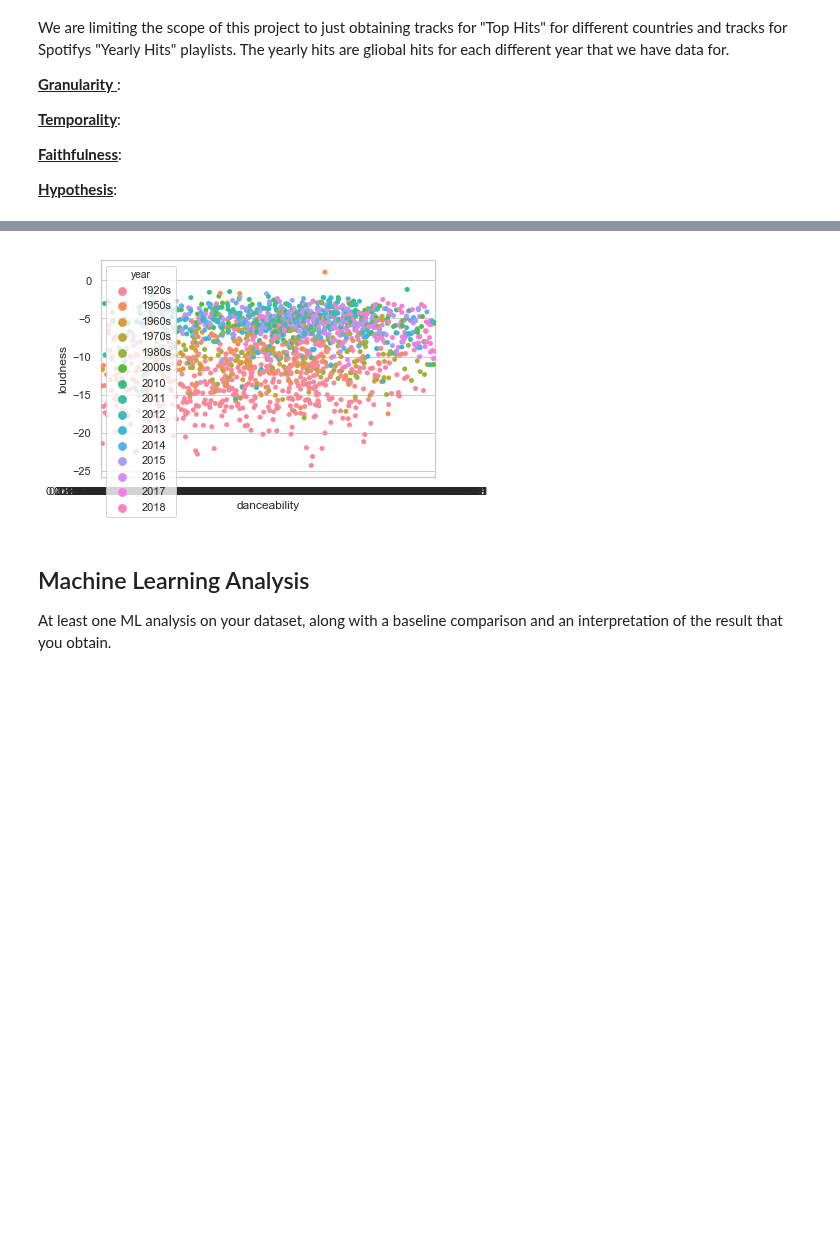
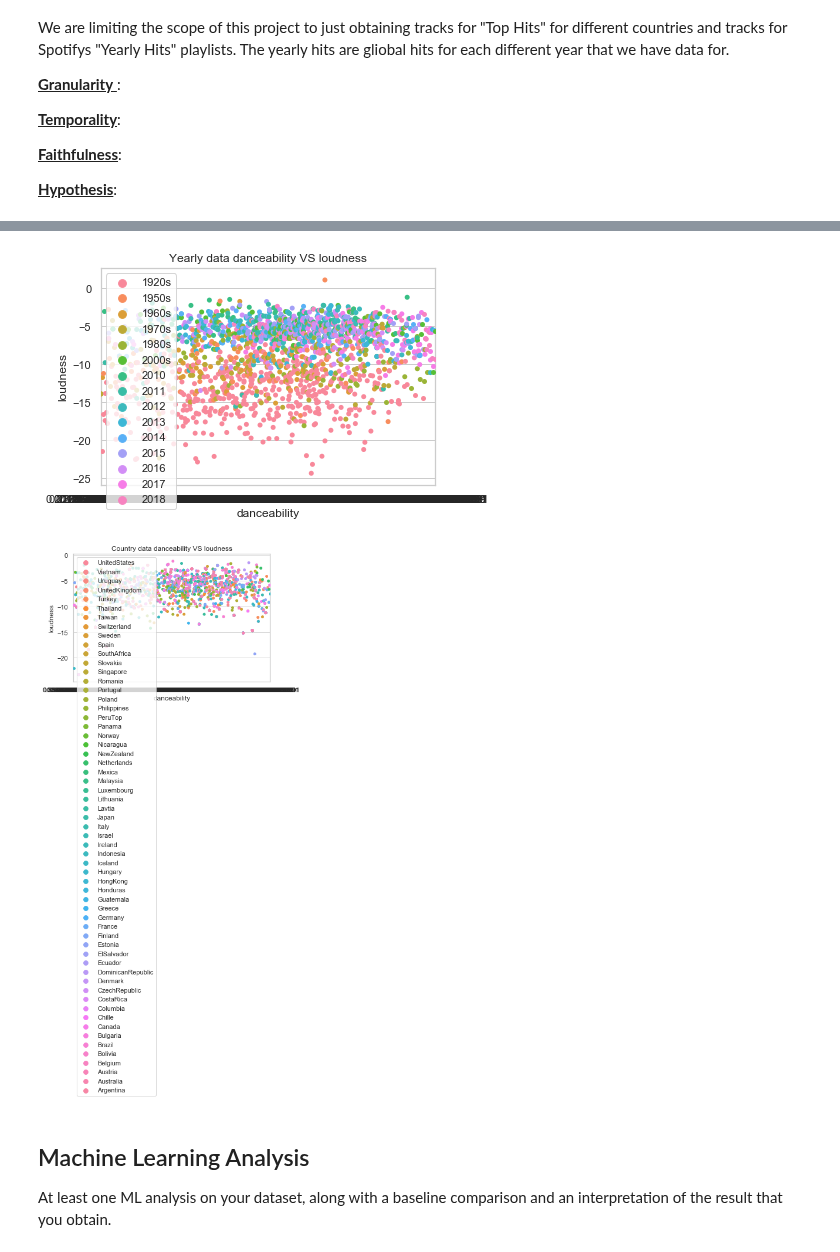
Before and after one commit to edgeslab/cs418-project-the-outliers, a Jupyter notebook: spotify-analysis/SpotifyAnalysis.ipynb, the cells around one changed output, grey strips where cells are left out. Cells and saved outputs as stored; diff of their text form; code cells hidden in the pictures; blank space fills up the shorter version.

Commit message:
Also create a country features dotplot

```diff
--- a/spotify-analysis/SpotifyAnalysis.ipynb
+++ b/spotify-analysis/SpotifyAnalysis.ipynb
@@ -88,7 +89,9 @@ visualization.makeLoudnessBarplot("Australia", "UnitedStates")
 # %%
-visualization.create_features_dotplot("danceability", "loudness")
+visualization.create_yearly_features_dotplot("danceability", "loudness")
+visualization.create_country_features_dotplot("danceability", "loudness")
 # %% [output]
-[figure, old version]
+[figure, new version]
+[figure, added]
 # %% [markdown]
 ## Machine Learning Analysis
 
```
Also changed, not shown: parts of 2 cells of this notebook, 3 other files.
